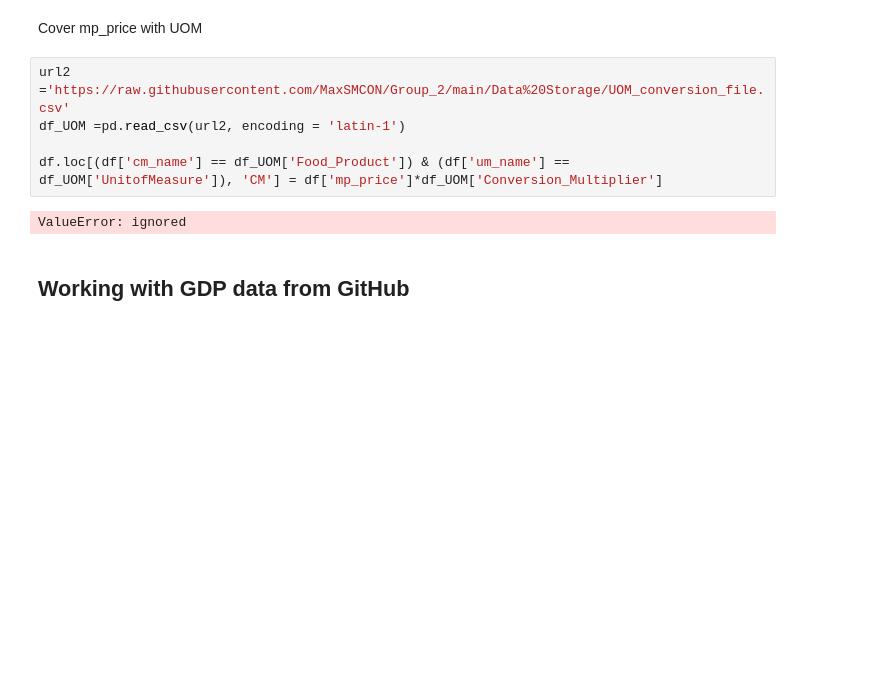
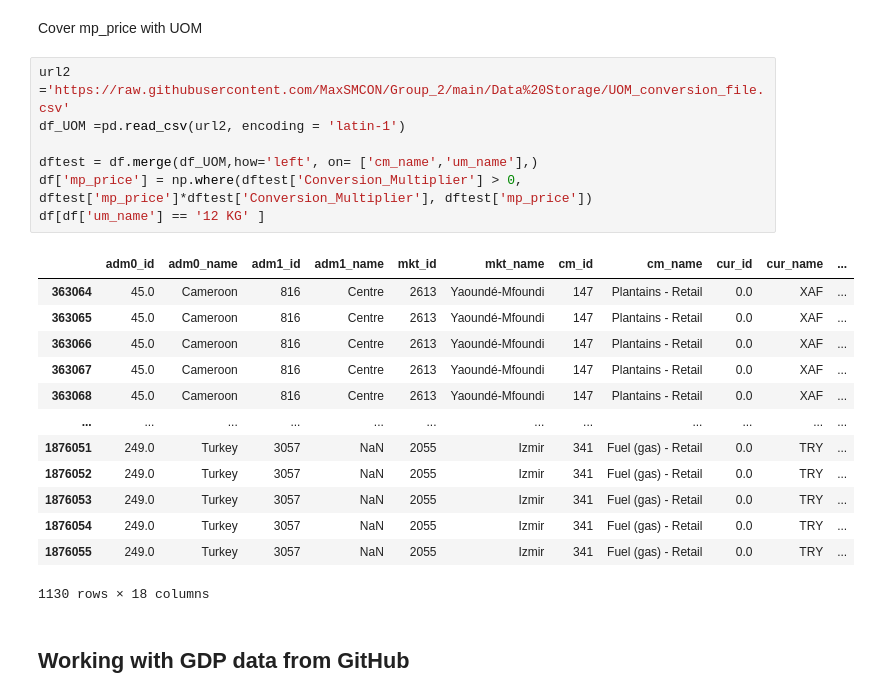
Before and after one commit to Fujiesk-XA/Self-Learning-VBA-Tool, a Jupyter notebook: Group_2_Stats.ipynb, the cells around one changed output. Drawn from its saved outputs; the diff is of its cells as text; blank space fills up the shorter version.

```diff
--- a/Group_2_Stats.ipynb
+++ b/Group_2_Stats.ipynb
@@ -78,10 +94,24 @@ Cover mp_price with UOM
 # %%
 url2 ='https://raw.githubusercontent.com/MaxSMCON/Group_2/main/Data%20Storage/UOM_conversion_file.csv'
 df_UOM =pd.read_csv(url2, encoding = 'latin-1')
 
-df.loc[(df['cm_name'] == df_UOM['Food_Product']) & (df['um_name'] == df_UOM['UnitofMeasure']), 'CM'] = df['mp_price']*df_UOM['Conversion_Multiplier']
+dftest = df.merge(df_UOM,how='left', on= ['cm_name','um_name'],)
+df['mp_price'] = np.where(dftest['Conversion_Multiplier'] > 0, dftest['mp_price']*dftest['Conversion_Multiplier'], dftest['mp_price'])
+df[df['um_name'] == '12 KG' ]
 # %% [output]
+|  | adm0_id | adm0_name | adm1_id | adm1_name | mkt_id | mkt_name | cm_id | cm_name | cur_id | cur_name | ... |
+| 363064 | 45.0 | Cameroon | 816 | Centre | 2613 | Yaoundé-Mfoundi | 147 | Plantains - Retail | 0.0 | XAF | ... |
+| 363065 | 45.0 | Cameroon | 816 | Centre | 2613 | Yaoundé-Mfoundi | 147 | Plantains - Retail | 0.0 | XAF | ... |
+| 363066 | 45.0 | Cameroon | 816 | Centre | 2613 | Yaoundé-Mfoundi | 147 | Plantains - Retail | 0.0 | XAF | ... |
+| 363067 | 45.0 | Cameroon | 816 | Centre | 2613 | Yaoundé-Mfoundi | 147 | Plantains - Retail | 0.0 | XAF | ... |
+| 363068 | 45.0 | Cameroon | 816 | Centre | 2613 | Yaoundé-Mfoundi | 147 | Plantains - Retail | 0.0 | XAF | ... |
+| ... | ... | ... | ... | ... | ... | ... | ... | ... | ... | ... | ... |
+| 1876051 | 249.0 | Turkey | 3057 | NaN | 2055 | Izmir | 341 | Fuel (gas) - Retail | 0.0 | TRY | ... |
+| 1876052 | 249.0 | Turkey | 3057 | NaN | 2055 | Izmir | 341 | Fuel (gas) - Retail | 0.0 | TRY | ... |
+| 1876053 | 249.0 | Turkey | 3057 | NaN | 2055 | Izmir | 341 | Fuel (gas) - Retail | 0.0 | TRY | ... |
+| 1876054 | 249.0 | Turkey | 3057 | NaN | 2055 | Izmir | 341 | Fuel (gas) - Retail | 0.0 | TRY | ... |
+| 1876055 | 249.0 | Turkey | 3057 | NaN | 2055 | Izmir | 341 | Fuel (gas) - Retail | 0.0 | TRY | ... |
-ValueError: ignored
+1130 rows × 18 columns
 # %% [markdown]
 ## Working with GDP data from GitHub
 # %%
```
Also changed, not shown: parts of 1 cell of this notebook.
